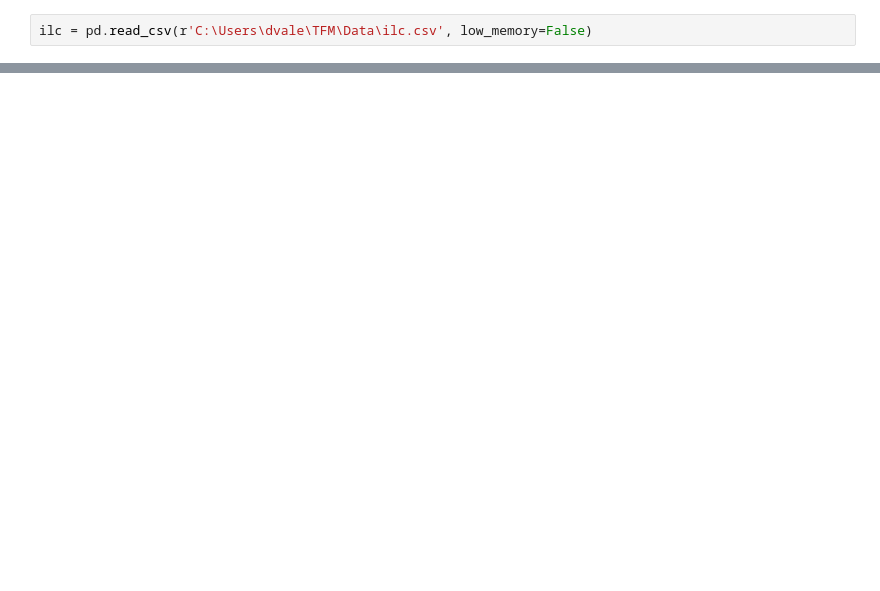
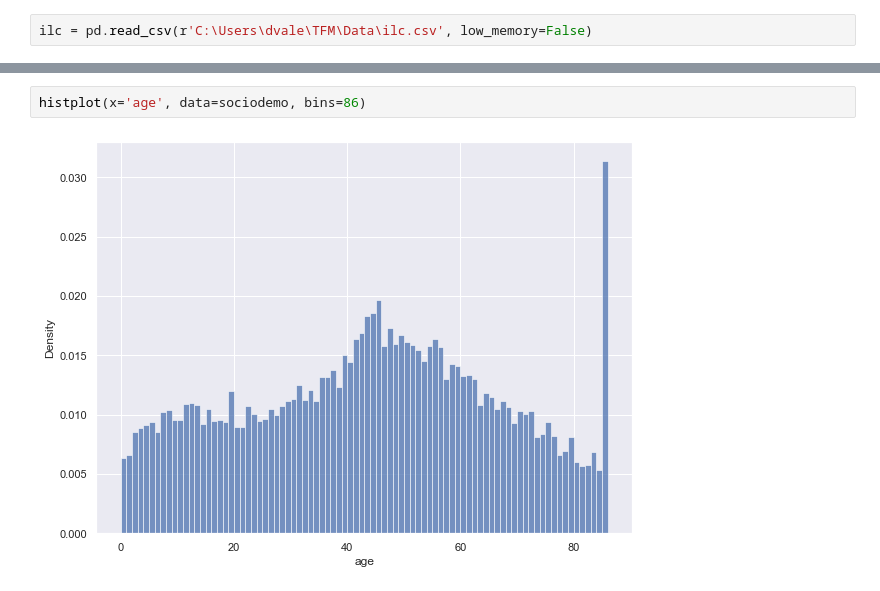
Before and after one commit to davidvalerosancho/Multidimensional-Poverty-Predictor, a Jupyter notebook: EDA_trials/sociodemographic_variables.ipynb, the cells around one changed output, grey strips where cells are left out. Drawn from its saved outputs; the diff is of its cells as text; blank space fills up the shorter version.

```diff
--- a/EDA_trials/sociodemographic_variables.ipynb
+++ b/EDA_trials/sociodemographic_variables.ipynb
@@ -40,0 +47,4 @@ ilc = ilc.drop(irrelevant_columns, axis=1)
+# %%
+histplot(x='age', data=sociodemo, bins=86)
+# %% [output]
+[figure, added]
```
Also changed, not shown: parts of 96 cells of this notebook, 3 other files.
